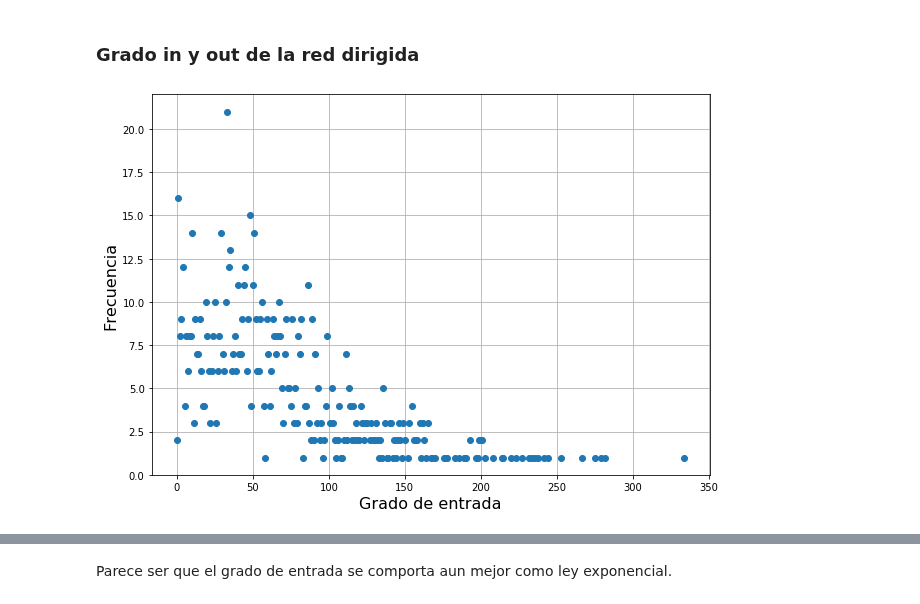
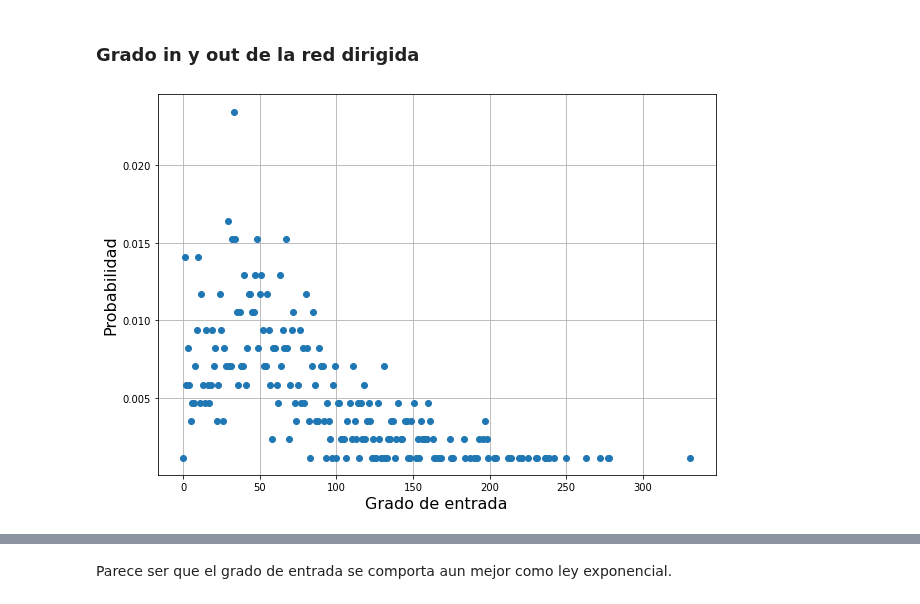
Before and after one commit to saramirezva/Tesis-congestion-Bogota, a Jupyter notebook: Red_completa_Bogota.ipynb, the cells around one changed output, grey strips where cells are left out. Cells and saved outputs as stored; diff of their text form; code cells hidden in the pictures.

```diff
--- a/Red_completa_Bogota.ipynb
+++ b/Red_completa_Bogota.ipynb
@@ -344,12 +342,21 @@ x_in, y_in, x_out, y_out = in_out_degree(d_unw_graph)
+# %%
+x_in, y_in, x_out, y_out = in_out_degree(d_unw_graph)
+y_in = np.asarray(y_in)/sum(y_in)
+y_out = np.asarray(y_out)/sum(y_out)
+y_in_n = newman(y_in)
+y_out_n = newman(y_out)
+popt_in, pocv_in = curve_fit(expo, xdata = x_in, ydata = y_in_n)
+popt_out, pocv_out = curve_fit(expo, xdata = x_out, ydata = y_out_n)
+x_space = np.linspace(0, 350, num = 350)
 # %%
 plt.figure(figsize = (10,7))
 plt.plot(x_in, y_in, 'o')
 #plt.plot(x_out, y_out, 'p')
 #plt.vlines(mean_degree(und_unw_graph), 0, 16, color = 'r',label = 'Grado medio')
 plt.xlabel('Grado de entrada', fontsize=16)
-plt.ylabel('Frecuencia', fontsize=16)
+plt.ylabel('Probabilidad', fontsize=16)
 #plt.legend()
 plt.grid()
 plt.show()
 # %% [output]
-[figure, old version]
+[figure, new version]
```
Also changed, not shown: parts of 79 cells of this notebook.
